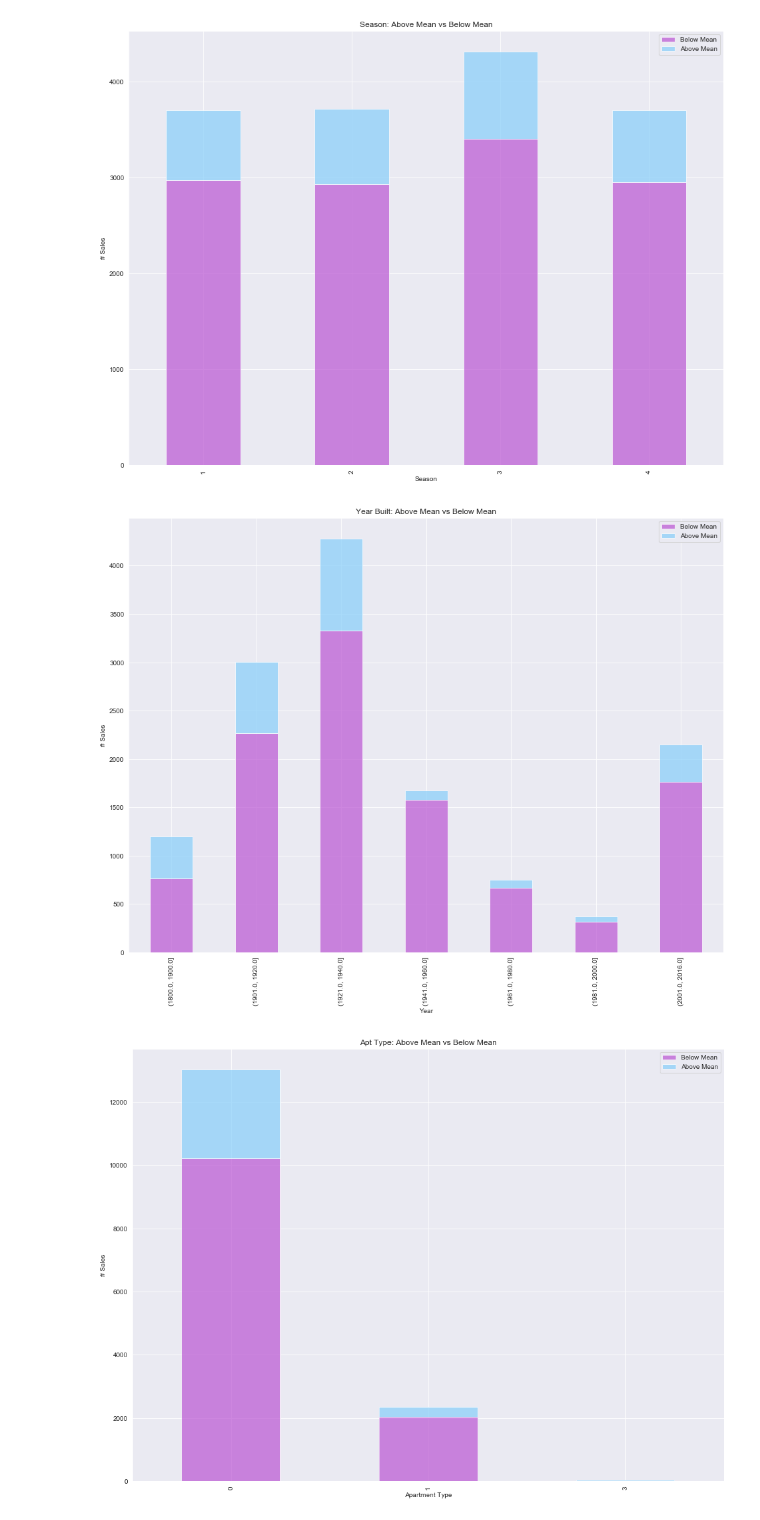
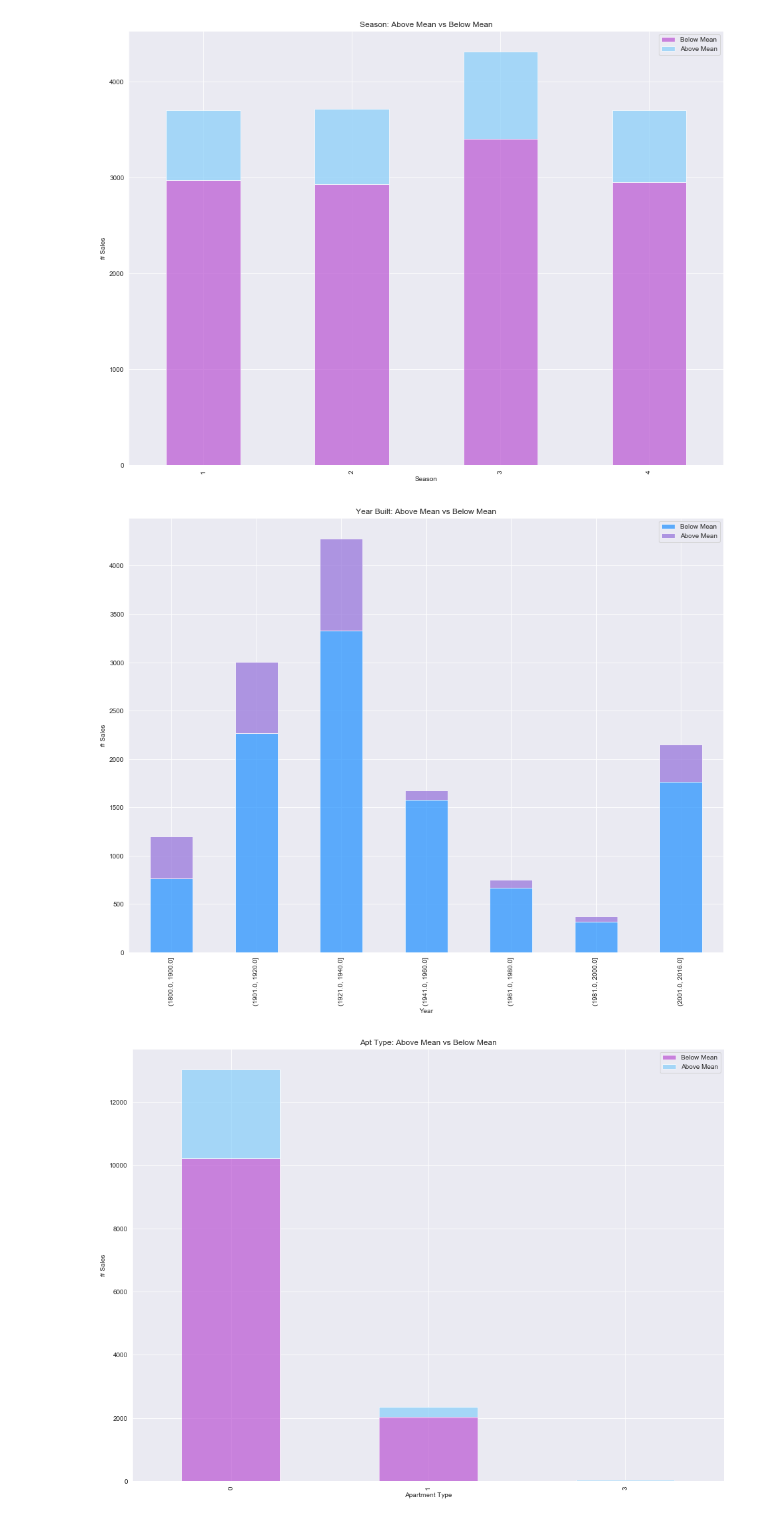
Before and after one commit to ssmithie/classification_project, a Jupyter notebook: Housing_Scraping.ipynb, the cells around one changed output. Saved outputs shown, nothing was run; the diff lists cells and outputs as text; code cells hidden in the pictures.

```diff
--- a/Housing_Scraping.ipynb
+++ b/Housing_Scraping.ipynb
@@ -181,15 +182,15 @@ plt.show()
 # %%
 # year built visualization
 yr = df.groupby(['year','above_bk_mean']).year.count().unstack()
 p1 = yr.plot(kind = 'bar', stacked = True,
                    title = 'Year Built: Above Mean vs Below Mean',
-                   color = ['mediumorchid','lightskyblue'], alpha = .70, figsize=(16,12))
+                   color = ['dodgerblue','mediumpurple'], alpha = .70, figsize=(16,12))
 p1.set_xlabel('Year')
 p1.set_ylabel('# Sales')
 p1.legend(['Below Mean','Above Mean'])
 plt.show()
 # %% [output]
-[figure, old version]
+[figure, new version]
 # %%
 # apartment type visualization
 apt = df.groupby(['APARTMENT_NUMBER','above_bk_mean']).APARTMENT_NUMBER.count().unstack()
```
Also changed, not shown: parts of 6 cells of this notebook, 2 other files.
